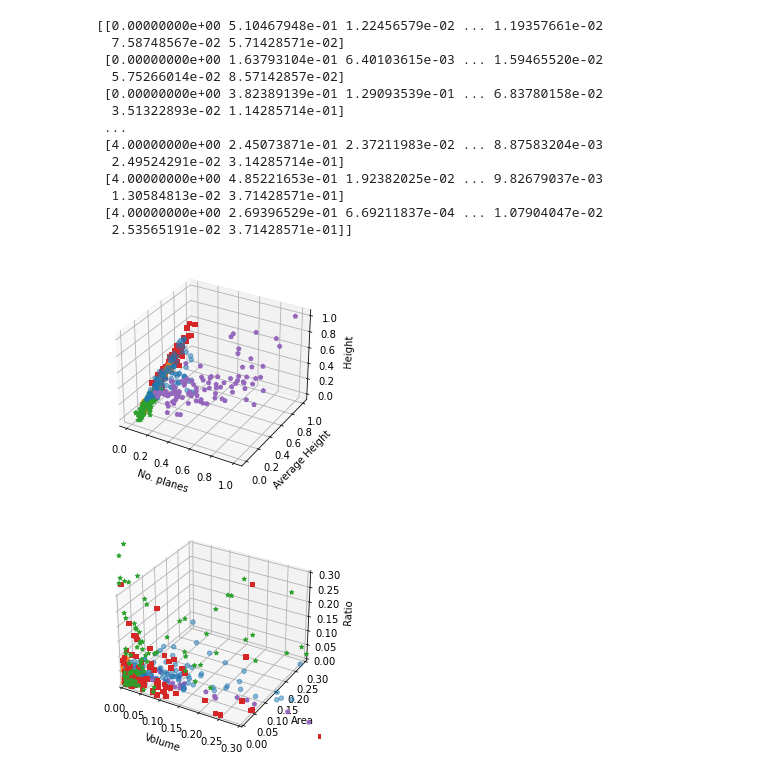
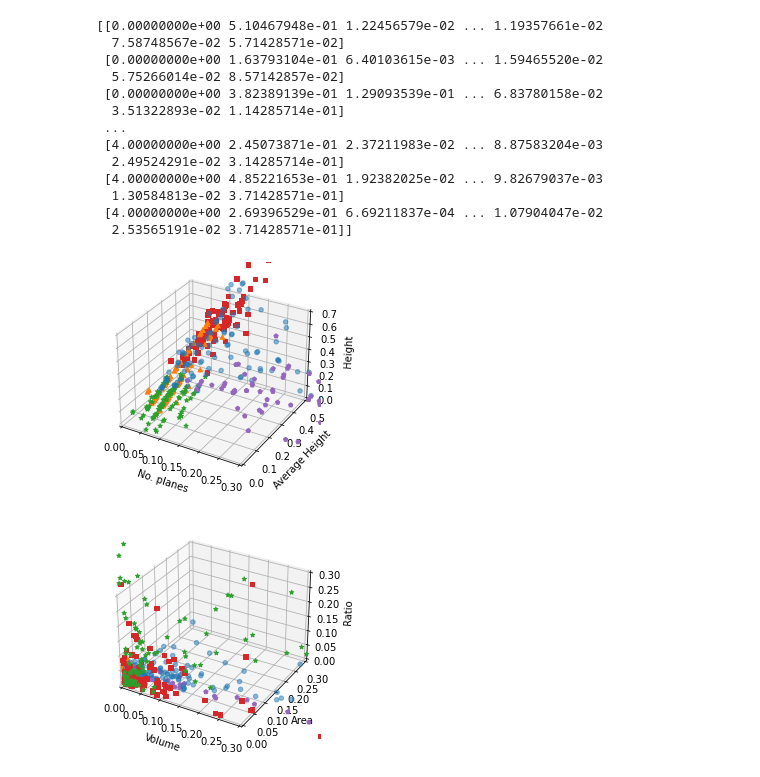
Before and after one commit to lm2-me/GEO5017Assignment2, a Jupyter notebook: Graph_labels.ipynb, the cells around one changed output. Drawn from its saved outputs; the diff is of its cells as text; code cells hidden in the pictures.

```diff
--- a/Graph_labels.ipynb
+++ b/Graph_labels.ipynb
@@ -36,33 +36,33 @@ print(dataload)
 # %%
 import matplotlib.pyplot as plt
 import numpy as np
 
 clusters = dataload[:,0]
 
 fig = plt.figure()
 ax = fig.add_subplot(projection='3d')
 
-# ax.set_zlim(0, 0.7)
-# ax.set_ylim(0,0.5)
-# ax.set_xlim(0,0.3)
+ax.set_zlim(0, 0.7)
+ax.set_ylim(0,0.5)
+ax.set_xlim(0,0.3)
 
 for m, c, a in [('o',0, 0.5), ('^',1, 1), ('*',2, 1),('s',3, 1),('p',4, 1),('P',5,1)]:
     xs = [dataload[i,6] for i, num_value in enumerate(dataload[:,6]) if int(clusters[i]) == int(c)]
     ys = [dataload[i,3] for i, num_value in enumerate(dataload[:,3]) if int(clusters[i]) == int(c)]
     zs = [dataload[i,1] for i, num_value in enumerate(dataload[:,1]) if int(clusters[i]) == int(c)]
     ax.scatter(xs, ys, zs, marker=m, alpha=a)
 
 ax.set_xlabel('No. planes')
 ax.set_ylabel('Average Height')
 ax.set_zlabel('Height')
 
 plt.show()
 
 # height, volume, avg_height, area, ratio, num_planes - these are the feature numbers, which can be edited above in (dataload[i,x]) in the xs, ys, and zs.
 # Building, car, fence, pole, tree
 # blue transparent points: buildings. Orange triangles: cars. Green stars: Fence. Red squares: poles. Purple points: trees
 # %% [output]
-[figure, old version]
+[figure, new version]
 # %%
 clusters = dataload[:,0]
 
```
Also changed, not shown: 4 other files.
